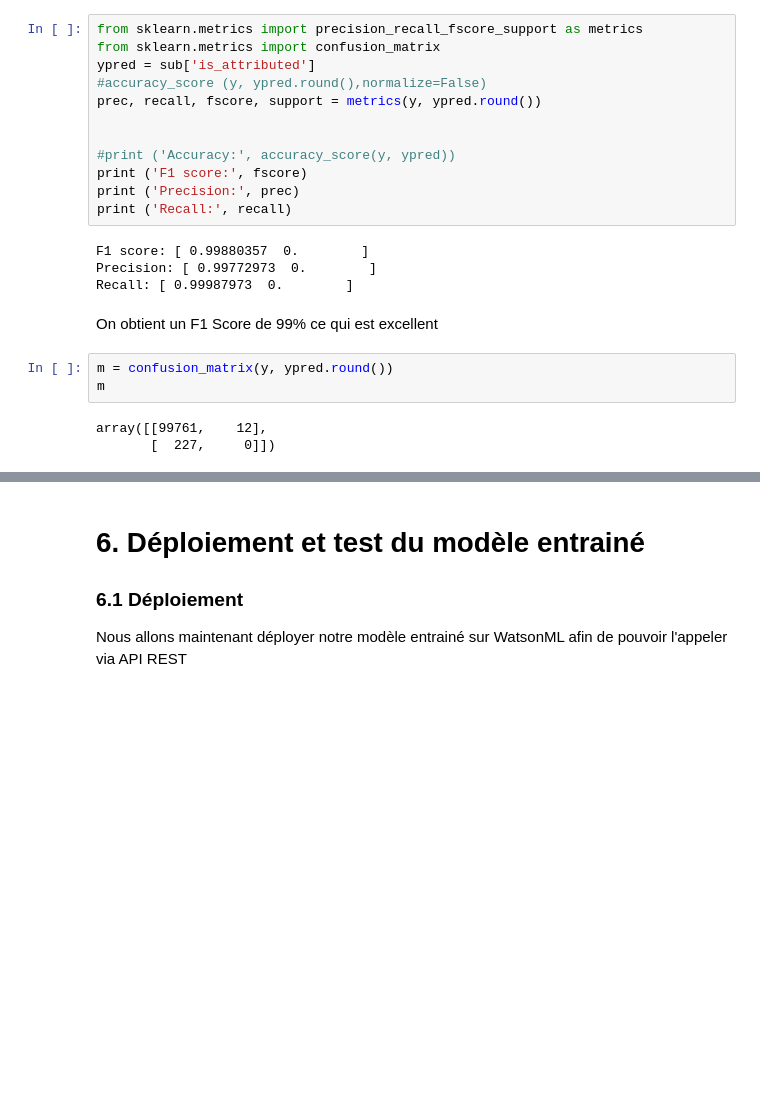
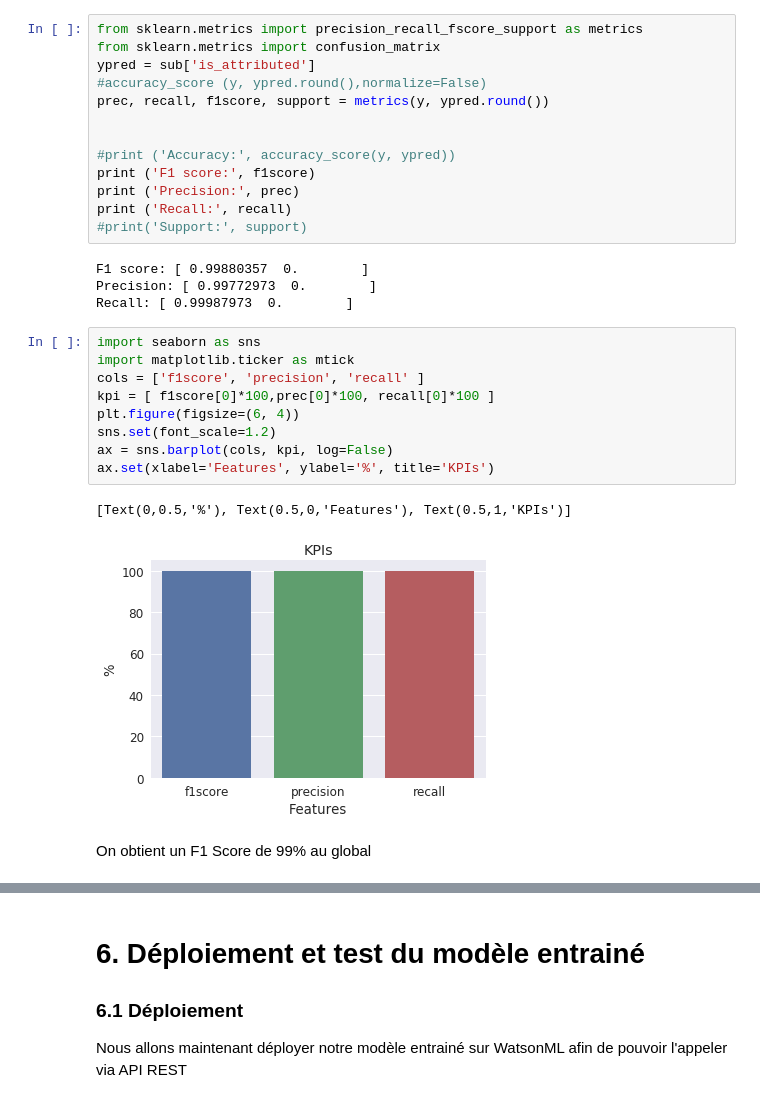
Before and after one commit to obarrot/dsx, a Jupyter notebook: AdTracking Data Modeling.ipynb, the cells around one changed output, grey strips where cells are left out. Drawn from its saved outputs; the diff is of its cells as text; blank space fills up the shorter version.

```diff
--- a/AdTracking Data Modeling.ipynb
+++ b/AdTracking Data Modeling.ipynb
@@ -368,22 +371,29 @@ from sklearn.metrics import precision_recall_fscore_support as metrics
 from sklearn.metrics import confusion_matrix
 ypred = sub['is_attributed']
 #accuracy_score (y, ypred.round(),normalize=False)
-prec, recall, fscore, support = metrics(y, ypred.round())
+prec, recall, f1score, support = metrics(y, ypred.round())
 
 
 #print ('Accuracy:', accuracy_score(y, ypred))
-print ('F1 score:', fscore)
+print ('F1 score:', f1score)
 print ('Precision:', prec)
 print ('Recall:', recall)
+#print('Support:', support)
 # %% [output]
 F1 score: [ 0.99880357  0.        ]
 Precision: [ 0.99772973  0.        ]
 Recall: [ 0.99987973  0.        ]
+# %%
+import seaborn as sns
+import matplotlib.ticker as mtick
+cols = ['f1score', 'precision', 'recall' ]
+kpi = [ f1score[0]*100,prec[0]*100, recall[0]*100 ]
+plt.figure(figsize=(6, 4))
+sns.set(font_scale=1.2)
+ax = sns.barplot(cols, kpi, log=False)
+ax.set(xlabel='Features', ylabel='%', title='KPIs')
+# %% [output]
+[Text(0,0.5,'%'), Text(0.5,0,'Features'), Text(0.5,1,'KPIs')]
+[figure, added]
 # %% [markdown]
-On obtient un F1 Score de 99% ce qui est excellent
+On obtient un F1 Score de 99% au global
-# %%
-m = confusion_matrix(y, ypred.round())
-m
-# %% [output]
-array([[99761,    12],
-       [  227,     0]])
```
Also changed, not shown: parts of 12 cells of this notebook.
